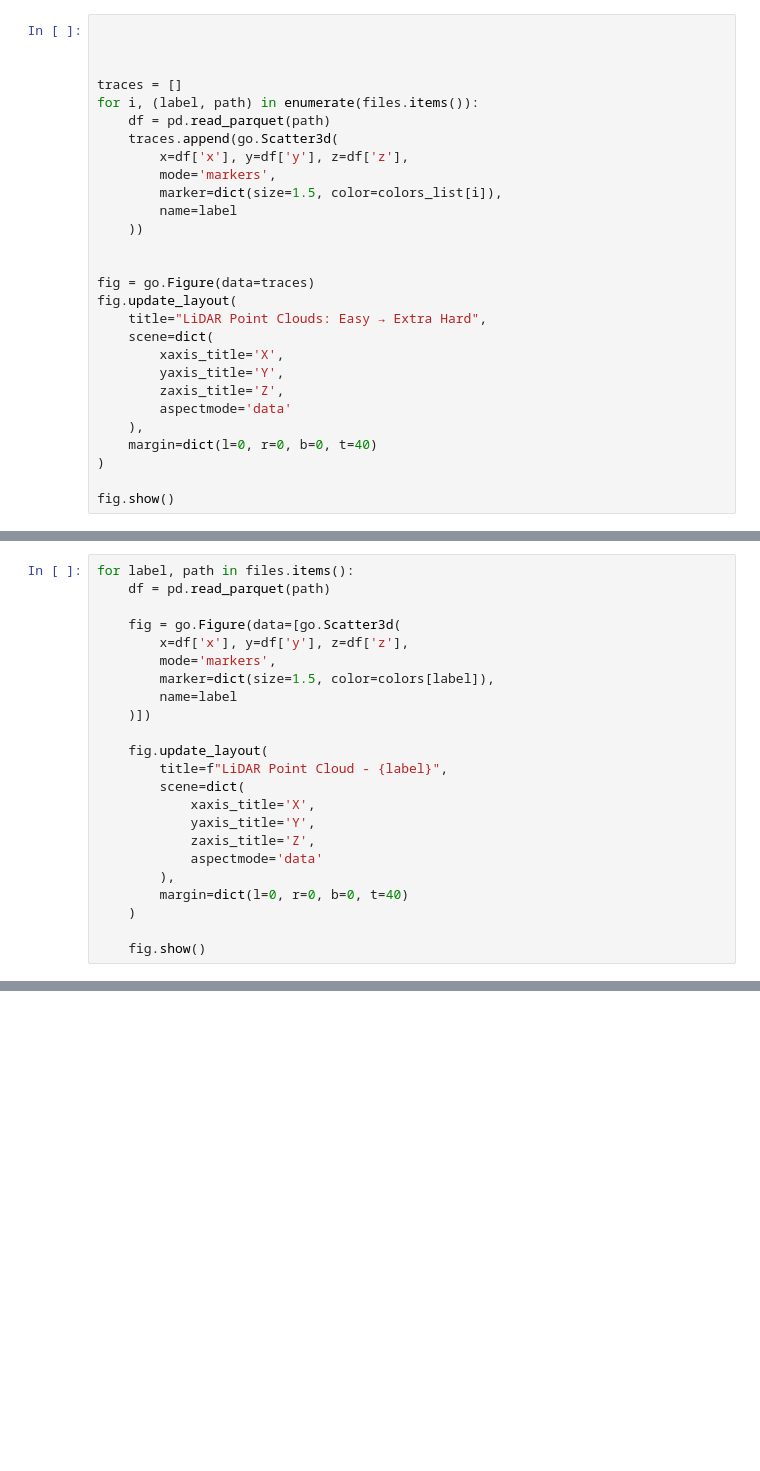
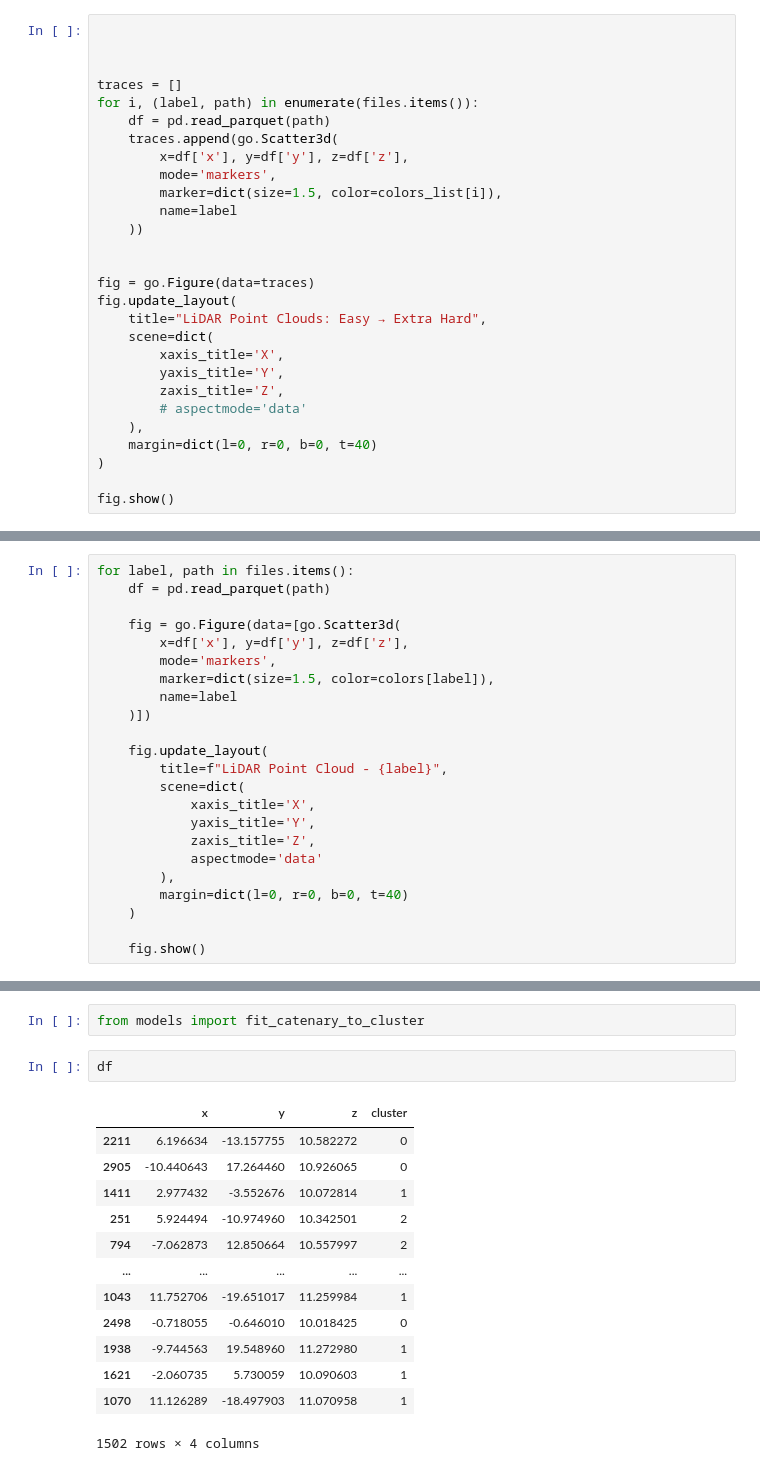
Before and after one commit to hajar6883/catenary-wire-modeling, a Jupyter notebook: notebooks/draft_technical_test.ipynb, the cells around one changed output, grey strips where cells are left out. Cells and saved outputs as stored; diff of their text form; blank space fills up the shorter version.

```diff
--- a/notebooks/draft_technical_test.ipynb
+++ b/notebooks/draft_technical_test.ipynb
@@ -300,7 +301,7 @@ fig.update_layout(
         xaxis_title='X',
         yaxis_title='Y',
         zaxis_title='Z',
-        aspectmode='data'
+        # aspectmode='data'
     ),
     margin=dict(l=0, r=0, b=0, t=40)
 )
@@ -334,0 +345,18 @@ for label, path in files.items():
+# %%
+from models import fit_catenary_to_cluster
+# %%
+df
+# %% [output]
+|  | x | y | z | cluster |
+| 2211 | 6.196634 | -13.157755 | 10.582272 | 0 |
+| 2905 | -10.440643 | 17.264460 | 10.926065 | 0 |
+| 1411 | 2.977432 | -3.552676 | 10.072814 | 1 |
+| 251 | 5.924494 | -10.974960 | 10.342501 | 2 |
+| 794 | -7.062873 | 12.850664 | 10.557997 | 2 |
+| ... | ... | ... | ... | ... |
+| 1043 | 11.752706 | -19.651017 | 11.259984 | 1 |
+| 2498 | -0.718055 | -0.646010 | 10.018425 | 0 |
+| 1938 | -9.744563 | 19.548960 | 11.272980 | 1 |
+| 1621 | -2.060735 | 5.730059 | 10.090603 | 1 |
+| 1070 | 11.126289 | -18.497903 | 11.070958 | 1 |
+1502 rows × 4 columns
```
Also changed, not shown: parts of 8 cells of this notebook, 2 other files.
